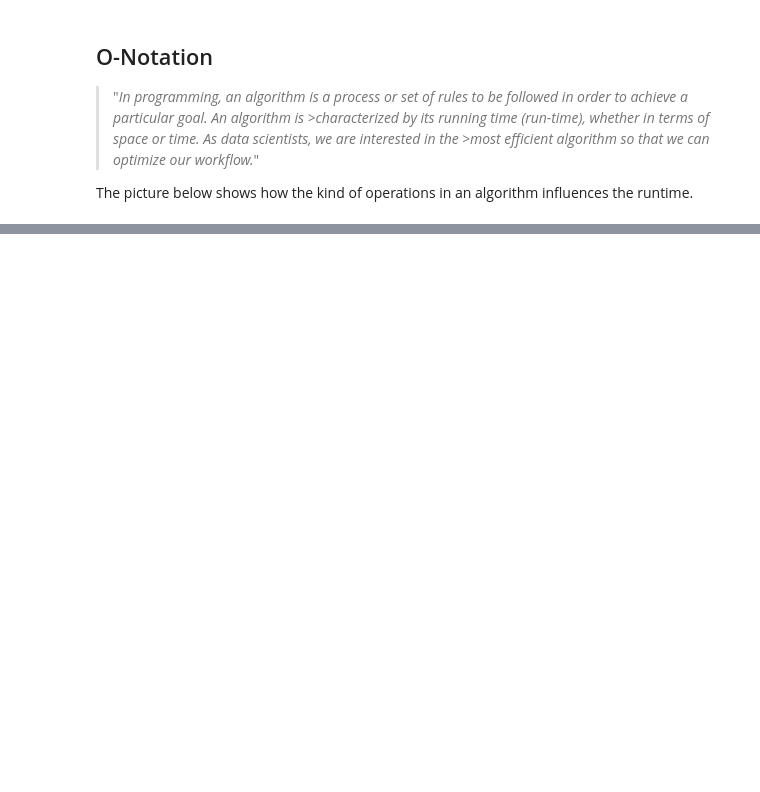
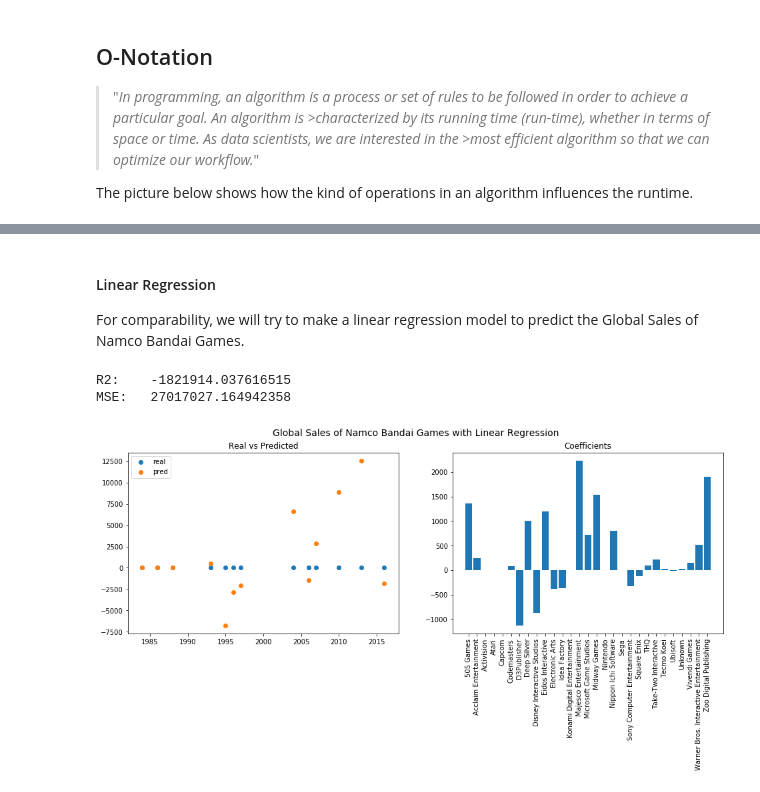
Before and after one commit to RageJohnny/algo_seminararbeit, a Jupyter notebook: DatavsDecision_ONot_GLMs.ipynb, the cells around one changed output, grey strips where cells are left out. Drawn from its saved outputs; the diff is of its cells as text; code cells hidden in the pictures; blank space fills up the shorter version.

```diff
--- a/DatavsDecision_ONot_GLMs.ipynb
+++ b/DatavsDecision_ONot_GLMs.ipynb
@@ -423,0 +234,43 @@ dtype: int64
+# %% [markdown]
+#### Linear Regression
+
+For comparability, we will try to make a linear regression model to predict the Global Sales of Namco Bandai Games.
+# %%
+#Import Linear Regression model from scikit-learn.
+from sklearn.linear_model import LinearRegression
+from sklearn.metrics import r2_score, mean_squared_error
+
+#Fit the model
+linreg = LinearRegression(normalize=True)
+linreg.fit(X_train,y_train)
+y_pred = linreg.predict(X_test)
+
+coef = linreg.coef_
+
+# model metrics
+print('R2:   ', r2_score(y_test, y_pred))
+print('MSE:  ', mean_squared_error(y_test, y_pred))
+# %% [output]
+R2:    -1821914.037616515
+MSE:   27017027.164942358
+# %%
+def plt_reg(y_test, y_pred, coef, modelname = 'Regression'):
+    plt.figure(figsize=[16, 5])
+    plt.suptitle('Global Sales of Namco Bandai Games with {}'.format(modelname), fontsize=14)
+
+    plt.subplot(121)
+    plt.scatter(y_test.index, y_test)
+    plt.scatter(y_test.index, y_pred)
+    plt.title('Real vs Predicted')
+    plt.legend(['real', 'pred'])
+
+    plt.subplot(122)
+    plt.bar(X_train.columns, coef)
+    plt.xticks(rotation='vertical')
+    plt.title('Coefficients')
+
+    plt.show()
+
+plt_reg(y_test, y_pred, coef, 'Linear Regression')
+# %% [output]
+[figure, added]
```
Also changed, not shown: parts of 68 cells of this notebook, 3 other files.
